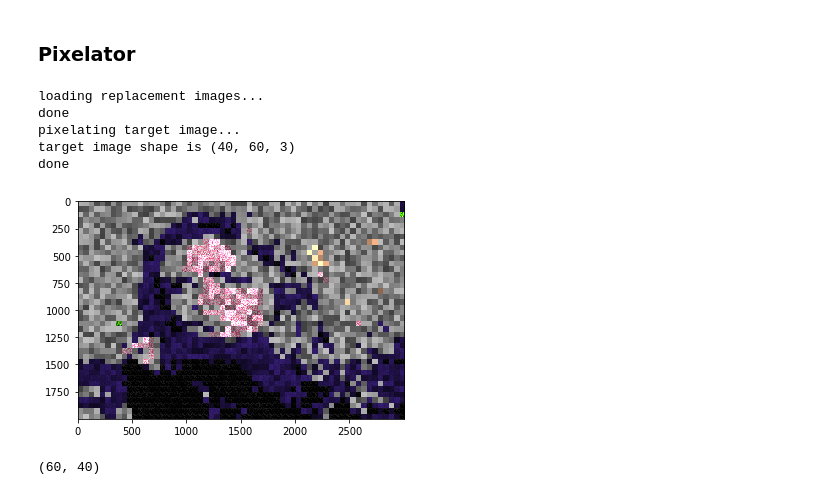
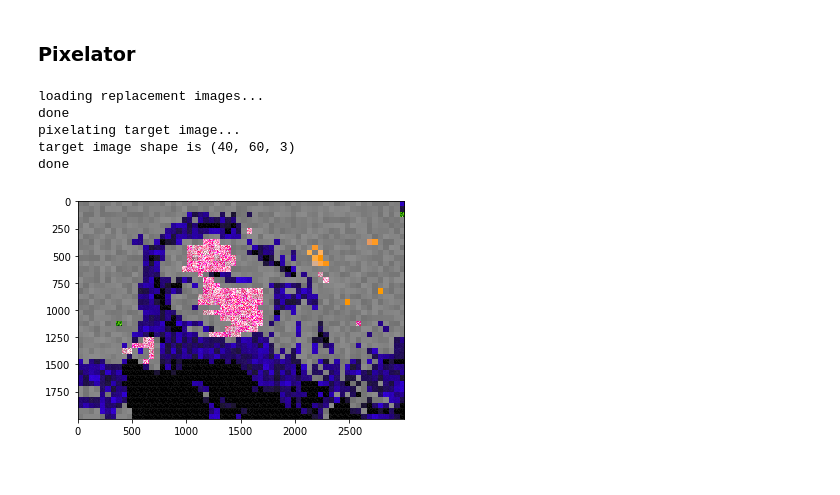
Before and after one commit to Buddhamon/Photo-Pixelate, a Jupyter notebook: source/Photo-Pixelate.ipynb, the cells around one changed output. Cells and saved outputs as stored; diff of their text form; code cells hidden in the pictures.

Commit message:
attempting to add frequency

```diff
--- a/source/Photo-Pixelate.ipynb
+++ b/source/Photo-Pixelate.ipynb
@@ -31,21 +34,25 @@ replacement_path = "../replacement"
 # %%
 class PixelImage:
     _resolution = (50, 50) # (width, height)
-    _saturation_adjust = 1
-    _brightness_adjust = 1
+    _min_saturation_adjust = 1 # does not effect image
+    _max_saturation_adjust = 1 # does not effect image
+    _brightness_adjust = 0 # does not effect image
     _operation = "euclidean"
 
     def __init__(self, image):
         self._image_key = 0
         self._image = image
         self._process_image()
+        self.last_used_count = -100 # initialized value
 
     @classmethod
-    def load_parameters(self, width=None, height=None, saturation_adjust=None, brightness_adjust=None, operation=None):
+    def load_parameters(self, width=None, height=None, min_saturation_adjust=None, max_saturation_adjust=None,
+                        brightness_adjust=None, operation=None):
         if width is not None and height is not None:
             self._resolution = (width, height)
-        if saturation_adjust is not None:
-            self._saturation_adjust = saturation_adjust
+        if min_saturation_adjust is not None and max_saturation_adjust is not None:
+            self._min_saturation_adjust = min_saturation_adjust
+            self._max_saturation_adjust = max_saturation_adjust
         if brightness_adjust is not None:
             self._brightness_adjust = brightness_adjust
         if operation is not None:
@@ -65,8 +72,14 @@ class PixelImage:
         if is_getting_default:
             return self._image
         else:
+            # adjust saturation # TODO: this should probably come after the brightness tbh
+            saturation_adjust = random.uniform(self._min_saturation_adjust, self._max_saturation_adjust)
+            converter = ImageEnhance.Color(Image.fromarray(self._image))
+            img = converter.enhance(saturation_adjust)
+
+            # adjust brightness
             brightness_adjust = 1 + random.uniform(-self._brightness_adjust, self._brightness_adjust)
-            return np.clip((self._image * brightness_adjust) / 255, 0, 1)
+            return np.clip((np.array(img) * brightness_adjust) / 255, 0, 1)
 
     def _process_image(self):
         self._image = self._image.resize(self._resolution)
@@ -88,8 +101,9 @@ class PixelImage:
 # %%
 PixelImage.load_parameters(width=replacement_width,
                            height=replacement_height,
-                           saturation_adjust=max_saturation_adjustment,
-                           brightness_adjust=max_brightness_adjustment,
+                           min_saturation_adjust=min_saturation_adjustment,
+                           max_saturation_adjust=max_saturation_adjustment,
+                           brightness_adjust=brightness_adjustment,
                            operation=operation)
 # %%
 default_image = Image.open(target_path)
@@ -107,16 +121,19 @@ class Pixelator:
     def __init__(self):
         self._white_list_file_types = ['png', 'jpg', 'jpeg', 'bmp', 'ppm']
         self._resolution = (60, 40) # (width, height)
+        self._frequency = 0
         self._replacement_images = []
         self._target_image = None
         self._target_image_key = 0
         self.output_image = None
 
-    def load_parameters(self, width=None, height=None, white_list_file_types=None):
+    def load_parameters(self, width=None, height=None, white_list_file_types=None, frequency=None):
         if width is not None and height is not None:
             self._resolution = (width, height)
         if white_list_file_types is not None:
             self._white_list_file_types = white_list_file_types
+        if frequency is not None:
+            self._frequency = frequency
 
     def load_replacement_images(self, path):
         print("loading replacement images...")
@@ -131,9 +148,11 @@ class Pixelator:
         self._target_image = Image.open(target_path)
         self._process_target_image()
         print("target image shape is " + str(self._target_image.shape))
+        count = 0
         for band in self._target_image:
             for pixel in band:
-                list_of_pixel_images.append(self._get_closest_image(pixel))
+                count += 1
+                list_of_pixel_images.append(self._get_closest_image(pixel, count))
         self._convert_output_to_image(list_of_pixel_images)
         print("done")
 
@@ -153,14 +172,15 @@ class Pixelator:
         self._target_image = self._target_image.resize(self._resolution)
         self._target_image = np.array(self._target_image)
 
-    def _get_closest_image(self, pixel):
+    def _get_closest_image(self, pixel, count):
         closest_image = self._replacement_images[0]
         closest_value = self._replacement_images[0].key_compare(pixel)
         for pixel_image in self._replacement_images[1:len(self._replacement_images)]:
             value = pixel_image.key_compare(pixel)
-            if value < closest_value:
+            if value < closest_value and count > self._frequency + pixel_image.last_used_count:
                 closest_image = pixel_image
                 closest_value = value
+        pixel_image.last_used_count = count # this might not work
         return closest_image
 
     def _convert_output_to_image(self, list_of_pixel_images):
@@ -180,18 +200,14 @@ class Pixelator:
                 self.output_image = np.concatenate((self.output_image, band_of_images), axis=0)
 # %%
 pixelator = Pixelator()
-pixelator.load_parameters(width=target_width, height=target_height)
+pixelator.load_parameters(width=target_width, height=target_height, frequency=frequency)
 pixelator.load_replacement_images(replacement_path)
 pixelator.photo_pixelate_target_image(target_path)
 pixelator.display()
 # %% [output]
 loading replacement images...
 done
 pixelating target image...
 target image shape is (40, 60, 3)
 done
-[figure, old version]
+[figure, new version]
-# %%
-pixelator._resolution
-# %% [output]
-(60, 40)
```
Also changed, not shown: parts of 3 cells of this notebook.
